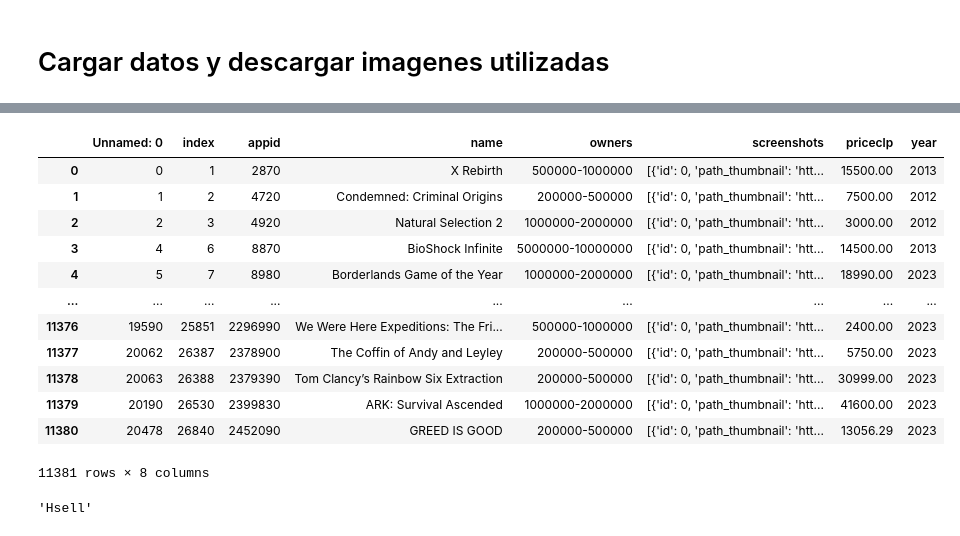
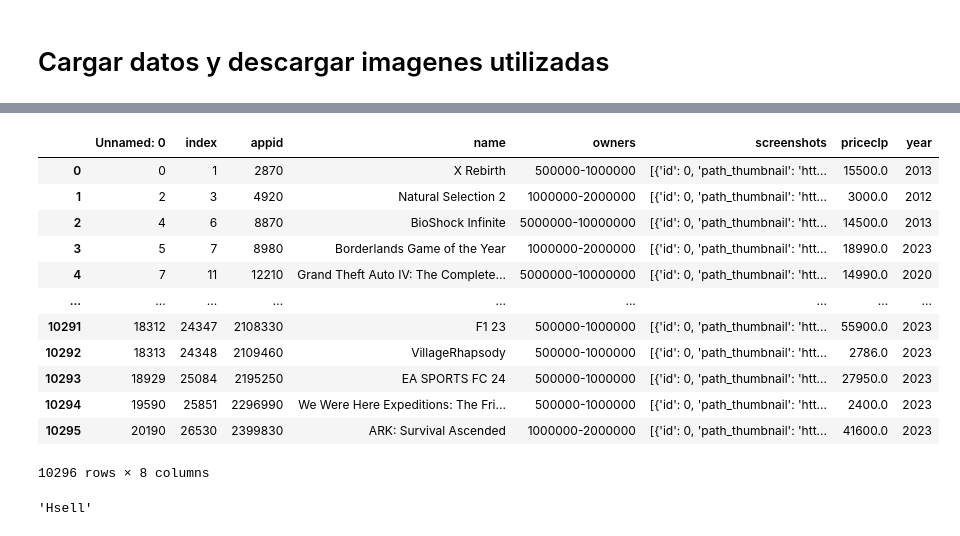
Before and after one commit to hectorjimenez12/CC5205_Proyecto, a Jupyter notebook: Game_ClassificationCNNV2.ipynb, the cells around one changed output, grey strips where cells are left out. Saved outputs shown, nothing was run; the diff lists cells and outputs as text; code cells hidden in the pictures.

```diff
--- a/Game_ClassificationCNNV2.ipynb
+++ b/Game_ClassificationCNNV2.ipynb
@@ -73,24 +72,22 @@ dfmedia
 # %%
 #dfdata.groupby('owners').count().loc[:,'name'].sort_values().plot.bar()
-#ELIMINAR LOS DE CLASE entre 100000 y 200000
-
-dfmedia = dfmedia[~ dfmedia.owners.isin(['100000-200000']) ]
+dfmedia = dfmedia[~ dfmedia.owners.isin(['100000-200000','200000-500000']) ]
 dfmedia = dfmedia.reset_index(level=0,drop=True)
 dfmedia
 # %% [output]
 |  | Unnamed: 0 | index | appid | name | owners | screenshots | priceclp | year |
-| 0 | 0 | 1 | 2870 | X Rebirth | 500000-1000000 | [{'id': 0, 'path_thumbnail': 'htt... | 15500.00 | 2013 |
-| 1 | 1 | 2 | 4720 | Condemned: Criminal Origins | 200000-500000 | [{'id': 0, 'path_thumbnail': 'htt... | 7500.00 | 2012 |
-| 2 | 2 | 3 | 4920 | Natural Selection 2 | 1000000-2000000 | [{'id': 0, 'path_thumbnail': 'htt... | 3000.00 | 2012 |
-| 3 | 4 | 6 | 8870 | BioShock Infinite | 5000000-10000000 | [{'id': 0, 'path_thumbnail': 'htt... | 14500.00 | 2013 |
-| 4 | 5 | 7 | 8980 | Borderlands Game of the Year | 1000000-2000000 | [{'id': 0, 'path_thumbnail': 'htt... | 18990.00 | 2023 |
+| 0 | 0 | 1 | 2870 | X Rebirth | 500000-1000000 | [{'id': 0, 'path_thumbnail': 'htt... | 15500.0 | 2013 |
+| 1 | 2 | 3 | 4920 | Natural Selection 2 | 1000000-2000000 | [{'id': 0, 'path_thumbnail': 'htt... | 3000.0 | 2012 |
+| 2 | 4 | 6 | 8870 | BioShock Infinite | 5000000-10000000 | [{'id': 0, 'path_thumbnail': 'htt... | 14500.0 | 2013 |
+| 3 | 5 | 7 | 8980 | Borderlands Game of the Year | 1000000-2000000 | [{'id': 0, 'path_thumbnail': 'htt... | 18990.0 | 2023 |
+| 4 | 7 | 11 | 12210 | Grand Theft Auto IV: The Complete... | 5000000-10000000 | [{'id': 0, 'path_thumbnail': 'htt... | 14990.0 | 2020 |
 | ... | ... | ... | ... | ... | ... | ... | ... | ... |
-| 11376 | 19590 | 25851 | 2296990 | We Were Here Expeditions: The Fri... | 500000-1000000 | [{'id': 0, 'path_thumbnail': 'htt... | 2400.00 | 2023 |
-| 11377 | 20062 | 26387 | 2378900 | The Coffin of Andy and Leyley | 200000-500000 | [{'id': 0, 'path_thumbnail': 'htt... | 5750.00 | 2023 |
-| 11378 | 20063 | 26388 | 2379390 | Tom Clancy’s Rainbow Six Extraction | 200000-500000 | [{'id': 0, 'path_thumbnail': 'htt... | 30999.00 | 2023 |
-| 11379 | 20190 | 26530 | 2399830 | ARK: Survival Ascended | 1000000-2000000 | [{'id': 0, 'path_thumbnail': 'htt... | 41600.00 | 2023 |
-| 11380 | 20478 | 26840 | 2452090 | GREED IS GOOD | 200000-500000 | [{'id': 0, 'path_thumbnail': 'htt... | 13056.29 | 2023 |
+| 10291 | 18312 | 24347 | 2108330 | F1 23 | 500000-1000000 | [{'id': 0, 'path_thumbnail': 'htt... | 55900.0 | 2023 |
+| 10292 | 18313 | 24348 | 2109460 | VillageRhapsody | 500000-1000000 | [{'id': 0, 'path_thumbnail': 'htt... | 2786.0 | 2023 |
+| 10293 | 18929 | 25084 | 2195250 | EA SPORTS FC 24 | 500000-1000000 | [{'id': 0, 'path_thumbnail': 'htt... | 27950.0 | 2023 |
+| 10294 | 19590 | 25851 | 2296990 | We Were Here Expeditions: The Fri... | 500000-1000000 | [{'id': 0, 'path_thumbnail': 'htt... | 2400.0 | 2023 |
+| 10295 | 20190 | 26530 | 2399830 | ARK: Survival Ascended | 1000000-2000000 | [{'id': 0, 'path_thumbnail': 'htt... | 41600.0 | 2023 |
-11381 rows × 8 columns
+10296 rows × 8 columns
 # %%
 def class_owners(strowners):
   own_int = int(strowners.split('-')[0])
```
Also changed, not shown: parts of 8 cells of this notebook.
